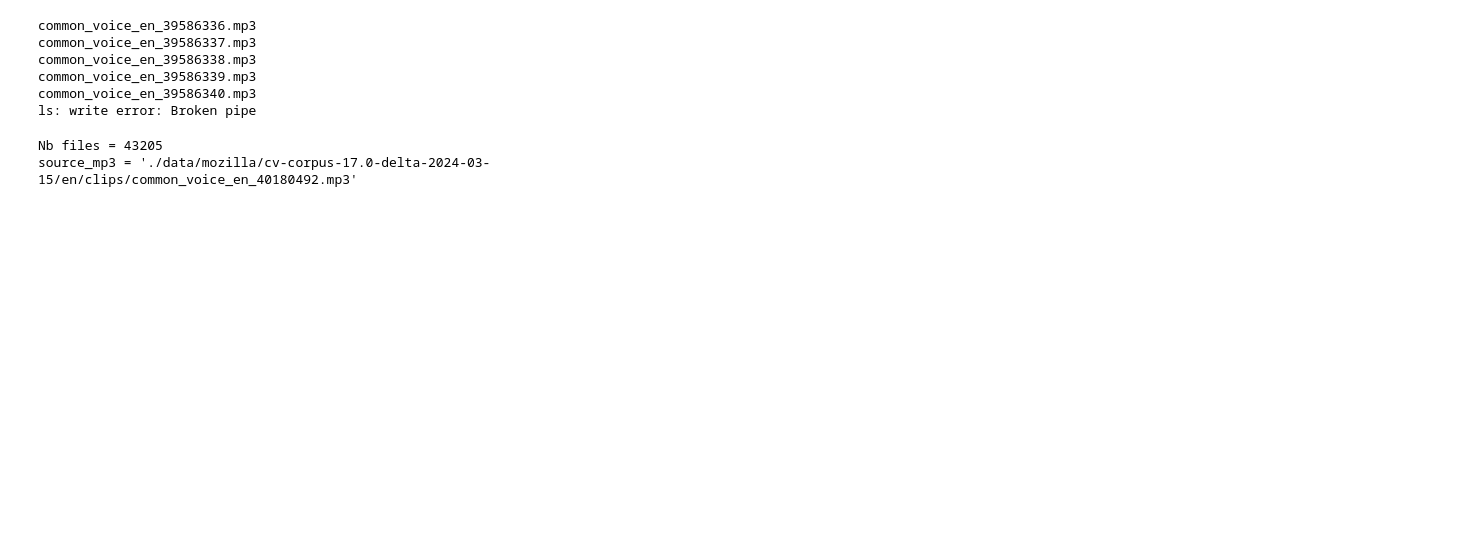
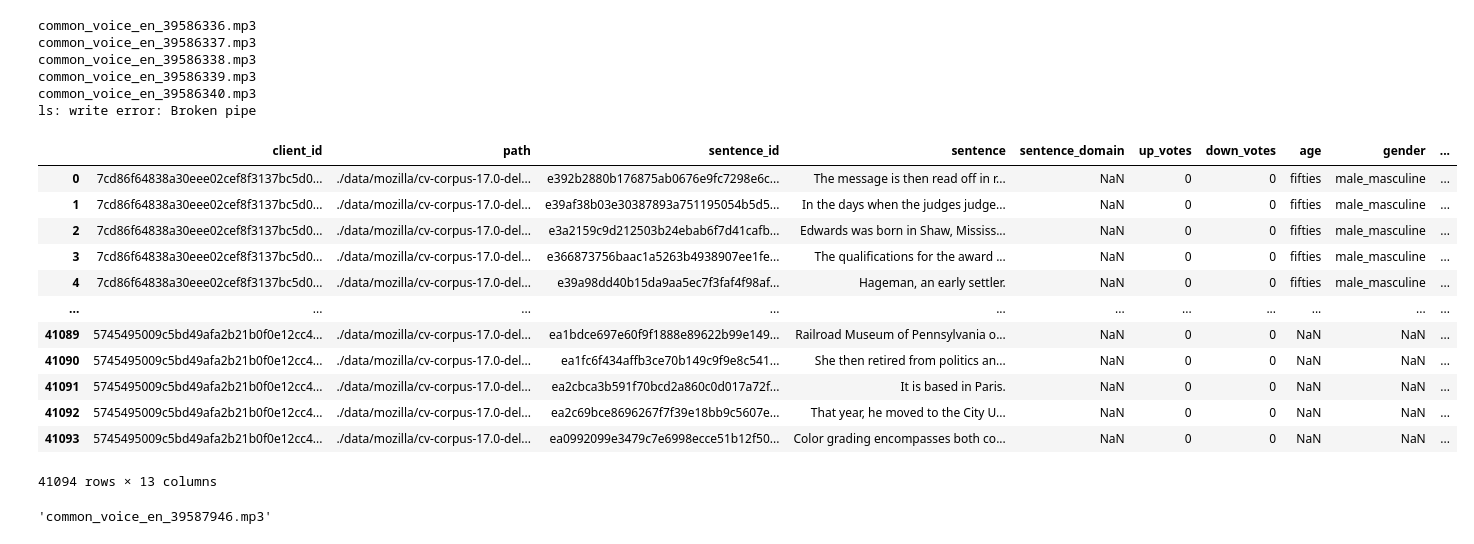
Before and after one commit to Nedartemis/voice_clonner, a Jupyter notebook: sacha_tests.ipynb, the cells around one changed output. Drawn from its saved outputs; the diff is of its cells as text; code cells hidden in the pictures; blank space fills up the shorter version.

```diff
--- a/sacha_tests.ipynb
+++ b/sacha_tests.ipynb
@@ -42,15 +43,30 @@ common_voice_en_39586339.mp3
 common_voice_en_39586340.mp3
 ls: write error: Broken pipe
 # %%
-PATH = "./data/mozilla/cv-corpus-17.0-delta-2024-03-15/en/clips/"
-files = [os.path.join(PATH, file) for file in os.listdir(PATH) if file.endswith(".mp3")]
-print("Nb files =", len(files))
-source_mp3 = files[0]
-cible_mp3 = files[1]
-print(f"source_mp3 = '{source_mp3}'")
+DATA_PATH = "./data/mozilla/cv-corpus-17.0-delta-2024-03-15/en/"
+MP3_PATH = os.path.join(DATA_PATH, "clips/")
-# %% [output]
-Nb files = 43205
-source_mp3 = './data/mozilla/cv-corpus-17.0-delta-2024-03-15/en/clips/common_voice_en_40180492.mp3'
+# %%
+df = pd.read_csv(os.path.join(DATA_PATH, "other.tsv"), sep='\t')
+df["path"] = MP3_PATH + df["path"]
+df
+# %% [output]
+|  | client_id | path | sentence_id | sentence | sentence_domain | up_votes | down_votes | age | gender | ... |
+| 0 | 7cd86f64838a30eee02cef8f3137bc5d0... | ./data/mozilla/cv-corpus-17.0-del... | e392b2880b176875ab0676e9fc7298e6c... | The message is then read off in r... | NaN | 0 | 0 | fifties | male_masculine | ... |
+| 1 | 7cd86f64838a30eee02cef8f3137bc5d0... | ./data/mozilla/cv-corpus-17.0-del... | e39af38b03e30387893a751195054b5d5... | In the days when the judges judge... | NaN | 0 | 0 | fifties | male_masculine | ... |
+| 2 | 7cd86f64838a30eee02cef8f3137bc5d0... | ./data/mozilla/cv-corpus-17.0-del... | e3a2159c9d212503b24ebab6f7d41cafb... | Edwards was born in Shaw, Mississ... | NaN | 0 | 0 | fifties | male_masculine | ... |
+| 3 | 7cd86f64838a30eee02cef8f3137bc5d0... | ./data/mozilla/cv-corpus-17.0-del... | e366873756baac1a5263b4938907ee1fe... | The qualifications for the award ... | NaN | 0 | 0 | fifties | male_masculine | ... |
+| 4 | 7cd86f64838a30eee02cef8f3137bc5d0... | ./data/mozilla/cv-corpus-17.0-del... | e39a98dd40b15da9aa5ec7f3faf4f98af... | Hageman, an early settler. | NaN | 0 | 0 | fifties | male_masculine | ... |
+| ... | ... | ... | ... | ... | ... | ... | ... | ... | ... | ... |
+| 41089 | 5745495009c5bd49afa2b21b0f0e12cc4... | ./data/mozilla/cv-corpus-17.0-del... | ea1bdce697e60f9f1888e89622b99e149... | Railroad Museum of Pennsylvania o... | NaN | 0 | 0 | NaN | NaN | ... |
+| 41090 | 5745495009c5bd49afa2b21b0f0e12cc4... | ./data/mozilla/cv-corpus-17.0-del... | ea1fc6f434affb3ce70b149c9f9e8c541... | She then retired from politics an... | NaN | 0 | 0 | NaN | NaN | ... |
+| 41091 | 5745495009c5bd49afa2b21b0f0e12cc4... | ./data/mozilla/cv-corpus-17.0-del... | ea2cbca3b591f70bcd2a860c0d017a72f... | It is based in Paris. | NaN | 0 | 0 | NaN | NaN | ... |
+| 41092 | 5745495009c5bd49afa2b21b0f0e12cc4... | ./data/mozilla/cv-corpus-17.0-del... | ea2c69bce8696267f7f39e18bb9c5607e... | That year, he moved to the City U... | NaN | 0 | 0 | NaN | NaN | ... |
+| 41093 | 5745495009c5bd49afa2b21b0f0e12cc4... | ./data/mozilla/cv-corpus-17.0-del... | ea0992099e3479c7e6998ecce51b12f50... | Color grading encompasses both co... | NaN | 0 | 0 | NaN | NaN | ... |
+41094 rows × 13 columns
+# %%
+df[df["gender"].str.contains("female") == True]["path"].iloc[0]
+# %% [output]
+'common_voice_en_39587946.mp3'
 # %%
 #@title Chargement des échantillons audio
 
```
Also changed, not shown: parts of 8 cells of this notebook, 3 other files.
